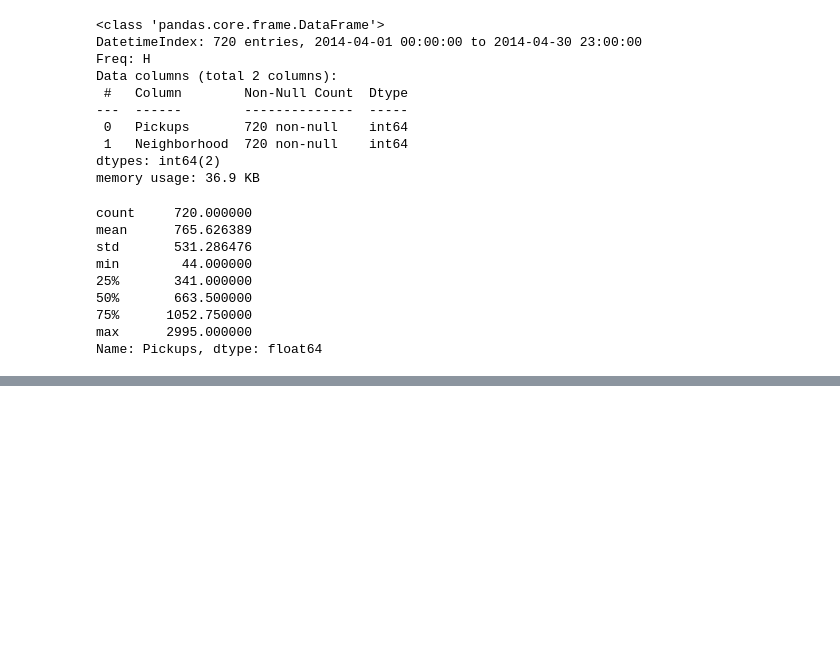
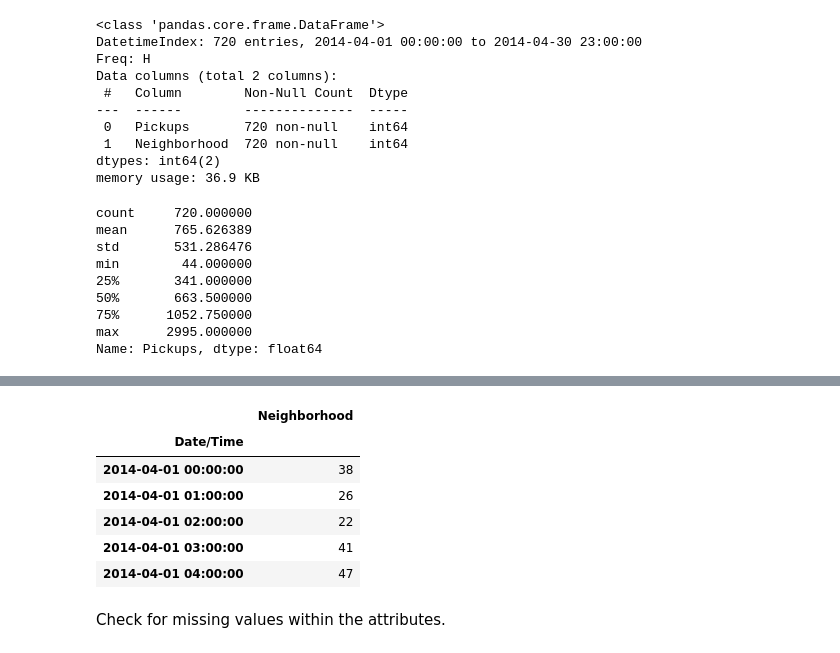
Before and after one commit to faberfred/uber-pickup-prediction, a Jupyter notebook: Uber-pickups.ipynb, the cells around one changed output, grey strips where cells are left out. Cells and saved outputs as stored; diff of their text form; code cells hidden in the pictures; blank space fills up the shorter version.

Commit message:
feat: Display correletions and split the label from the training data.

```diff
--- a/Uber-pickups.ipynb
+++ b/Uber-pickups.ipynb
@@ -434,0 +499,15 @@ Name: Pickups, dtype: float64
+# %%
+X_train = x_cluster.drop('Pickups', axis = 1)
+y_train = x_cluster['Pickups'].copy()
+# %%
+X_train.head()
+# %% [output]
+|  | Neighborhood |
+| Date/Time |  |
+| 2014-04-01 00:00:00 | 38 |
+| 2014-04-01 01:00:00 | 26 |
+| 2014-04-01 02:00:00 | 22 |
+| 2014-04-01 03:00:00 | 41 |
+| 2014-04-01 04:00:00 | 47 |
+# %% [markdown]
+Check for missing values within the attributes.
```
Also changed, not shown: parts of 22 cells of this notebook.
